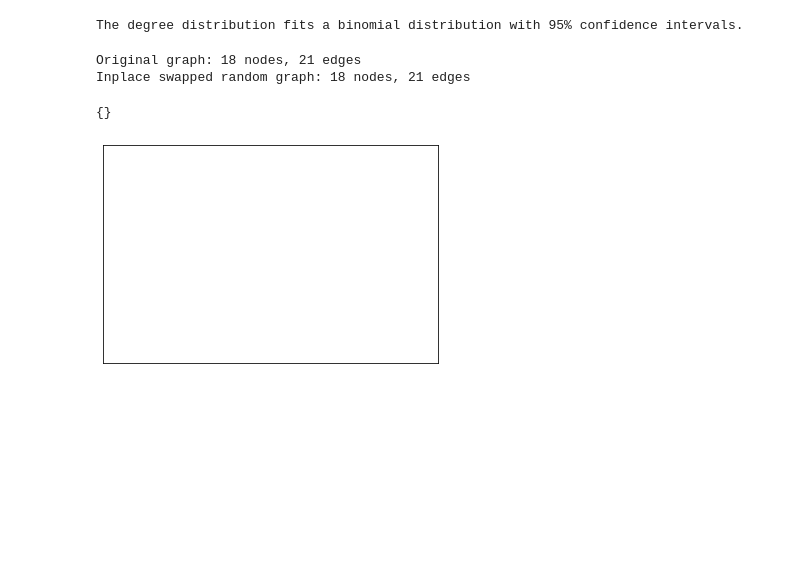
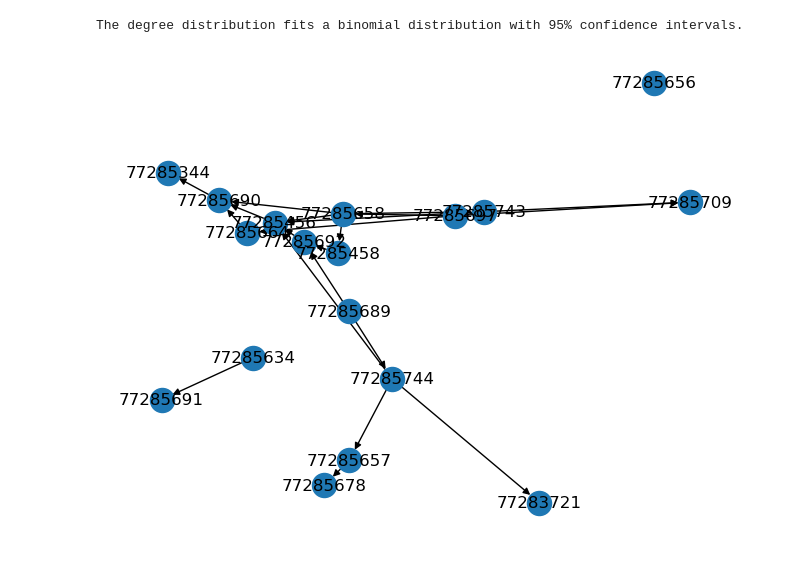
Before and after one commit to ayassine96/paint-black, a Jupyter notebook: zarr_test.ipynb, the cells around one changed output. Drawn from its saved outputs; the diff is of its cells as text; code cells hidden in the pictures; blank space fills up the shorter version.

```diff
--- a/zarr_test.ipynb
+++ b/zarr_test.ipynb
@@ -515,12 +488,25 @@ class EdgeSwapGraph(nx.DiGraph):
-# %%
-swapped_g = EdgeSwapGraph(g)
-# Randomize the graph using edge swaps
-G_random = swapped_g.randomize_by_edge_swaps(num_iterations=g.number_of_edges()*10)
-print(f"Original graph: {g.number_of_nodes()} nodes, {g.number_of_edges()} edges")
-print(f"Inplace swapped random graph: {G_random.number_of_nodes()} nodes, {G_random.number_of_edges()} edges")
-nx.draw(G_random, pos=nx.spring_layout(G_random),with_labels=True)
-# %% [output]
-Original graph: 18 nodes, 21 edges
-Inplace swapped random graph: 18 nodes, 21 edges
-{}
-[figure, removed]
+# %%
+import graph_tool.all as gt
+
+# Load the original directed graph from a file
+networks_path = f"/srv/abacus-1/bitcoin_darknet/grayscale_op_ali/heur_1_data_v3/heur_1_networks_full/week"
+unit_graph_file = f"{networks_path}/2010-01-16.graphml.bz2"
+g = gt.load_graph(unit_graph_file)
+
+# print(f"Original graph: {g.number_of_nodes()} nodes, {g.number_of_edges()} edges")
+
+# Convert the directed graph to an undirected graph
+ug = gt.GraphView(g, directed=True)
+
+# Rewire the undirected graph using the random_rewire() function
+gt.random_rewire(ug, model="erdos")
+
+
+
+unitsavelocation = "2010-01-16.graphml.bz2"
+ug.save(unitsavelocation)
+
+G = nx.read_graphml("2010-01-16.graphml.bz2")
+nx.draw(G, pos=nx.spring_layout(G),with_labels=True)
+# %% [output]
+[figure, added]
```
Also changed, not shown: parts of 38 cells of this notebook, 18 other files.
